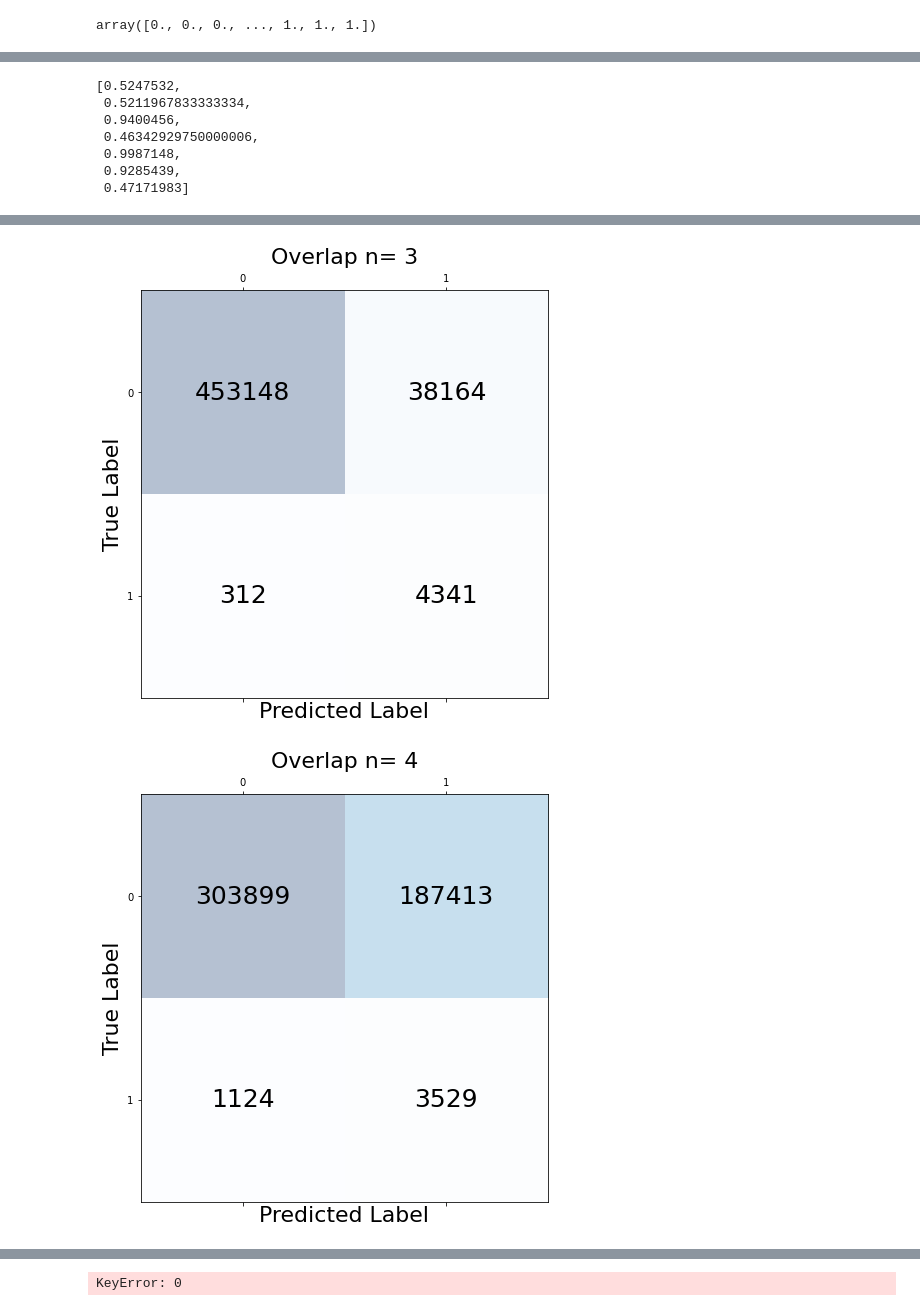
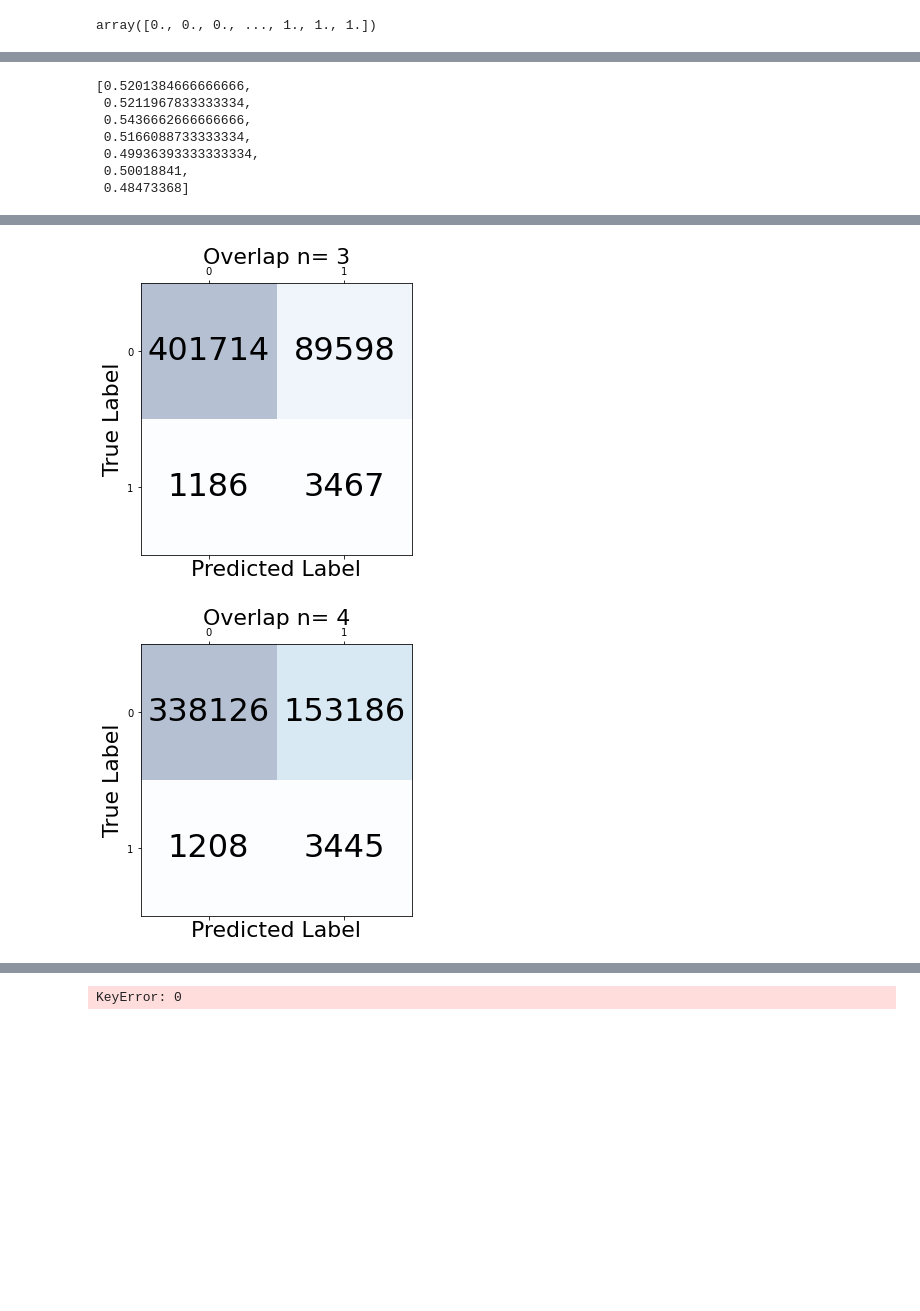
Before and after one commit to vinayak-pathak/Overlap_imaging, a Jupyter notebook: prediction_generator/prediction_label_generator_new_9_25_vp_individual_seeds.ipynb, the cells around one changed output, grey strips where cells are left out. Cells and saved outputs as stored; diff of their text form; code cells hidden in the pictures; blank space fills up the shorter version.

```diff
--- a/prediction_generator/prediction_label_generator_new_9_25_vp_individual_seeds.ipynb
+++ b/prediction_generator/prediction_label_generator_new_9_25_vp_individual_seeds.ipynb
@@ -206,13 +206,13 @@ for a in [2, 4]:
 4
 # %%
 ## Change decisions to a final average value...
-totalseeds = 4
+totalseeds = 3
 for seeds in range(totalseeds):
     for fov in range(0, nfov):
-        for overlap in [3]:#overlapno - 1
+        for overlap in [0, 2, 3, 4, 5, 6]:#overlapno - 1
             dfcopy = pd.read_pickle(os.path.join(current_path, "decisions",'decisions_with_seeds', f'n{overlap+1}', f'tFOV{fov+1}_n{overlap+1}_seed{seeds}.pkl'))
-            if(dfcopy[0]["filename"]=="test.jpg"):
-                dfcopy = dfcopy[1:-1]
+            #if(dfcopy[0]["filename"]=="test.jpg"):
+            #dfcopy = dfcopy[1:-1]
             #dfcopy["Group"] = fov+1
             dfcopy["truepos"] = dfcopy["truepos"].map(lambda x: float(x))
             dfcopy["trueneg"] = dfcopy["trueneg"].map(lambda x: float(x))
@@ -221,7 +221,7 @@ for seeds in range(totalseeds):
             dfcopy.to_pickle(os.path.join(current_path, "decisions",'decisions_with_seeds', f'n{overlap+1}', f'tFOV{fov+1}_n{overlap+1}_seed{seeds}.pkl'))
 # %%
 ## Averaging results
-overlaprange = [4-1] #overlap no -1;
+overlaprange = [0, 2, 3, 4, 5, 6] #overlap no -1;
 dfcopytest = {}
 for overlap in overlaprange:
     for fov in range(35):
@@ -448,7 +453,7 @@ lablist = ['1 Lens - ', '2 Lenses - ', '3 Lenses - ', '4 Lenses - ', '5 Lenses -
 with plt.style.context('seaborn-whitegrid'):
     fig, axs = plt.subplots(1, 1)
     for overlap in range(0, noverlap):
-        plt.plot(fpr_ag[overlap], tpr_ag[overlap], linestyle='-', label=lablist[overlap]+f' AUC: {"{:.2f}".format(auclist[overlap])}')
+        plt.plot(fpr_ag[overlap], tpr_ag[overlap], linestyle='-', label=lablist[overlap]+f' AUC= {"{:.2f}".format(auclist[overlap])}')
 
     #plt.plot([0, 1.0], [0, 1.0], label = '0.5')
     plt.title('Experimental Task ROC Curves')
@@ -467,13 +472,13 @@ thresh = [thresh_ag[overlap][g_means_max_index[overlap]] for overlap in range(0,
 # %%
 thresh
 # %% [output]
-[0.5247532,
+[0.5201384666666666,
  0.5211967833333334,
- 0.9400456,
- 0.46342929750000006,
- 0.9987148,
- 0.9285439,
- 0.47171983]
+ 0.5436662666666666,
+ 0.5166088733333334,
+ 0.49936393333333334,
+ 0.50018841,
+ 0.48473368]
 # %%
 
 from sklearn.metrics import confusion_matrix
@@ -483,11 +488,11 @@ for overlap in range(0, noverlap):
 # %%
 for overlap in range(0, noverlap):
     conf_matrix = conf_mat_agg[overlap]
-    fig, ax = plt.subplots(figsize=(7.5, 7.5))
+    fig, ax = plt.subplots(figsize=(5, 5))
     ax.matshow(conf_matrix, cmap=plt.cm.Blues, alpha=0.3)
     for i in range(conf_matrix.shape[0]):
         for j in range(conf_matrix.shape[1]):
-            ax.text(x=j, y=i,s=conf_matrix[i, j], va='center', ha='center', size=25)
+            ax.text(x=j, y=i,s=conf_matrix[i, j], va='center', ha='center', size=32)
 
     plt.xlabel(f'Predicted Label', fontsize=22)
     plt.ylabel('True Label', fontsize=22)
@@ -502,2 +507,2 @@ for overlap in range(0, noverlap):
-[figure, old version]
+[figure, new version]
-[figure, old version]
+[figure, new version]
```
Also changed, not shown: parts of 17 cells of this notebook.
